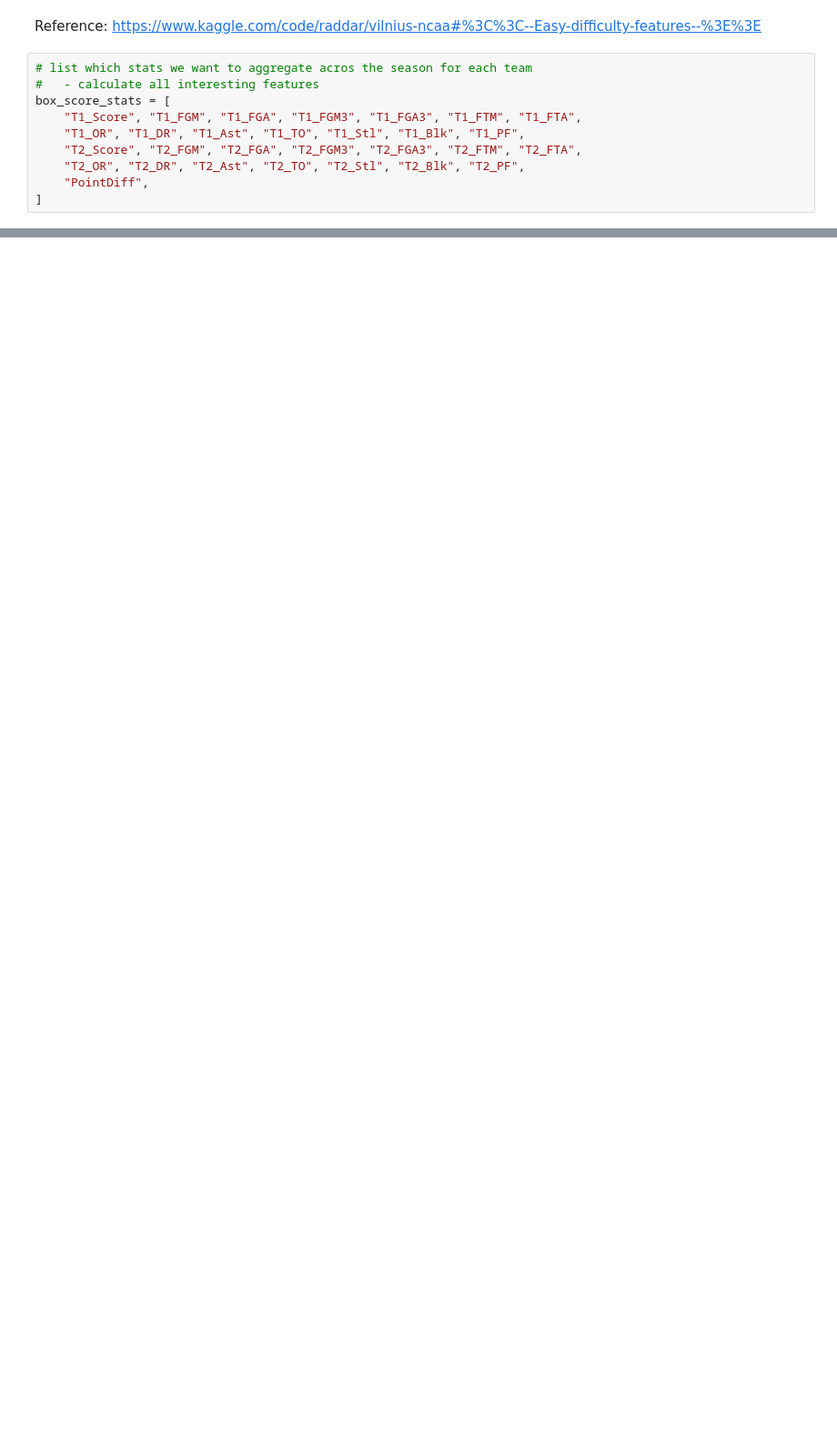
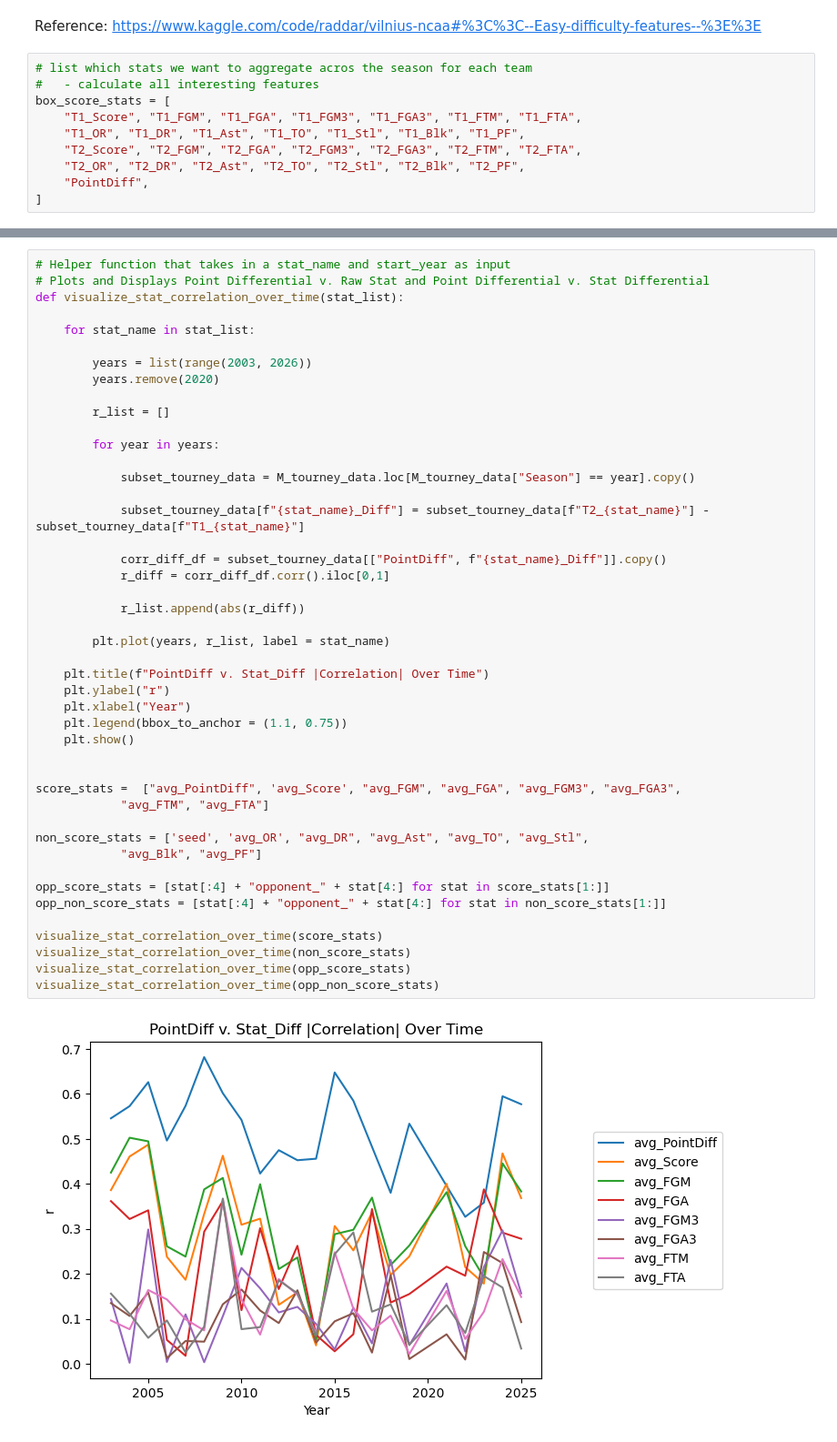
Before and after one commit to KriChau95/machine-learning-madness, a Jupyter notebook: preprocessing.ipynb, the cells around one changed output, grey strips where cells are left out. Shown at 91% size. Cells and saved outputs as stored; diff of their text form; blank space fills up the shorter version.

```diff
--- a/preprocessing.ipynb
+++ b/preprocessing.ipynb
@@ -442,0 +503,47 @@ True
+# %%
+# Helper function that takes in a stat_name and start_year as input
+# Plots and Displays Point Differential v. Raw Stat and Point Differential v. Stat Differential
+def visualize_stat_correlation_over_time(stat_list):
+
+    for stat_name in stat_list:
+
+        years = list(range(2003, 2026))
+        years.remove(2020)
+
+        r_list = []
+
+        for year in years:
+
+            subset_tourney_data = M_tourney_data.loc[M_tourney_data["Season"] == year].copy()
+
+            subset_tourney_data[f"{stat_name}_Diff"] = subset_tourney_data[f"T2_{stat_name}"] -  subset_tourney_data[f"T1_{stat_name}"]
+
+            corr_diff_df = subset_tourney_data[["PointDiff", f"{stat_name}_Diff"]].copy()
+            r_diff = corr_diff_df.corr().iloc[0,1]
+
+            r_list.append(abs(r_diff))
+
+        plt.plot(years, r_list, label = stat_name)
+
+    plt.title(f"PointDiff v. Stat_Diff |Correlation| Over Time")
+    plt.ylabel("r")
+    plt.xlabel("Year")
+    plt.legend(bbox_to_anchor = (1.1, 0.75))
+    plt.show()
+
+
+score_stats =  ["avg_PointDiff", 'avg_Score', "avg_FGM", "avg_FGA", "avg_FGM3", "avg_FGA3",
+            "avg_FTM", "avg_FTA"]
+
+non_score_stats = ['seed', 'avg_OR', "avg_DR", "avg_Ast", "avg_TO", "avg_Stl",
+            "avg_Blk", "avg_PF"]
+
+opp_score_stats = [stat[:4] + "opponent_" + stat[4:] for stat in score_stats[1:]]
+opp_non_score_stats = [stat[:4] + "opponent_" + stat[4:] for stat in non_score_stats[1:]]
+
+visualize_stat_correlation_over_time(score_stats)
+visualize_stat_correlation_over_time(non_score_stats)
+visualize_stat_correlation_over_time(opp_score_stats)
+visualize_stat_correlation_over_time(opp_non_score_stats)
+# %% [output]
+[figure, added]
```
Also changed, not shown: parts of 23 cells of this notebook.
